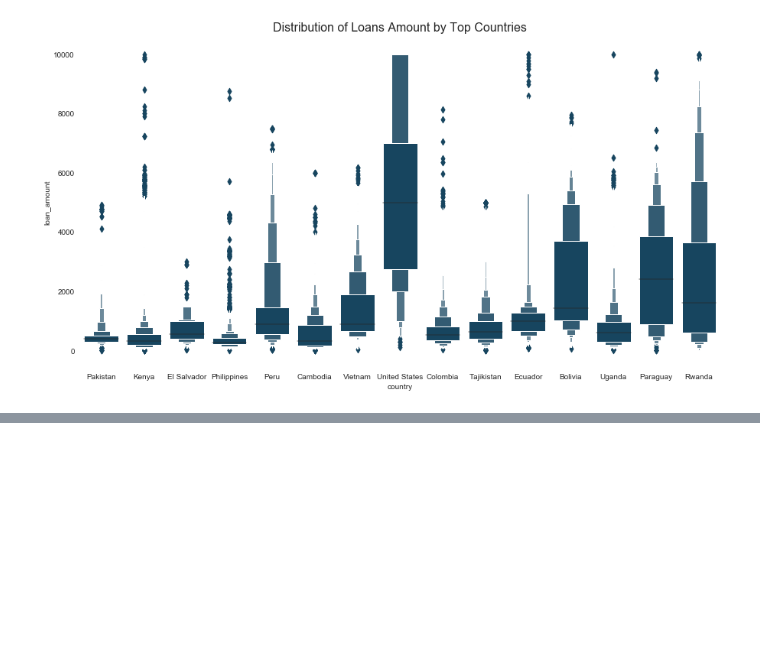
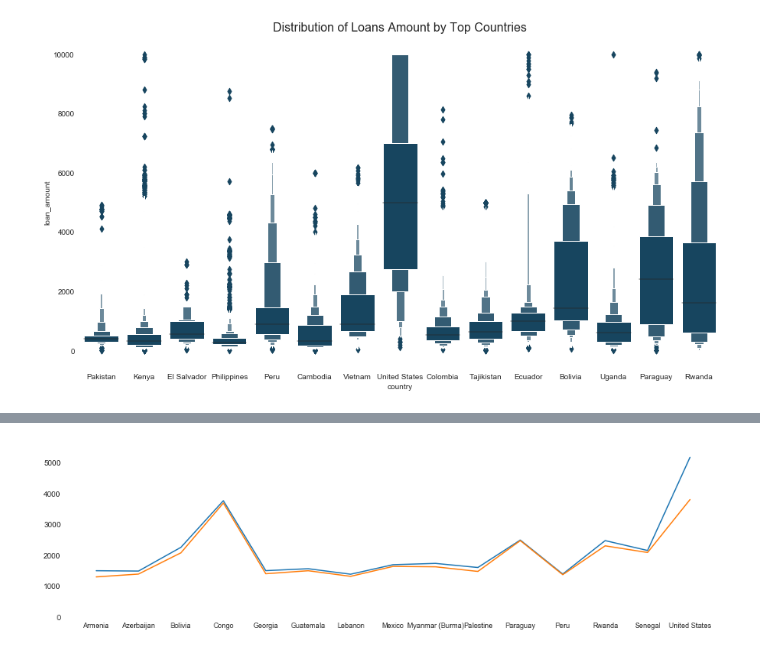
Before and after one commit to JakubPluta/EDA-ML, a Jupyter notebook: Kiva Crowdfunding EDA.ipynb, the cells around one changed output, grey strips where cells are left out. Cells and saved outputs as stored; diff of their text form; code cells hidden in the pictures; blank space fills up the shorter version.

```diff
--- a/Kiva Crowdfunding EDA.ipynb
+++ b/Kiva Crowdfunding EDA.ipynb
@@ -21,6 +21,7 @@ kiva = pd.read_csv(r"Kiva\kiva_loans.csv")
 kiva_loc = pd.read_csv(r"Kiva\kiva_mpi_region_locations.csv")
 # %%
 print('Kiva Shape: ',kiva.shape,'\n')
+kiva = kiva.replace('The Democratic Republic of the Congo','Congo')
 # %% [output]
 Kiva Shape:  (671205, 20)
 # %%
@@ -159,3 +160,7 @@ sns.despine(top=True, right=True, left=True, bottom=True, offset=None, trim=Fals
 plt.title('Distribution of Loans Amount by Top Countries',fontsize=16);
 # %% [output]
 [figure]
+# %%
+mean_loan = pd.DataFrame(kiva[kiva['country'].isin(kiva['country'].value_counts().head(50).index.tolist())].groupby(['country'])['loan_amount'].agg(['mean']).sort_values(by='mean',ascending = False).head(15)).reset_index()
+mean_found = pd.DataFrame(kiva[kiva['country'].isin(kiva['country'].value_counts().head(50).index.tolist())].groupby(['country'])['funded_amount'].agg(['mean']).sort_values(by='mean',ascending = False).head(15)).reset_index()
+mean_loan.head()
@@ -161,0 +174,11 @@ plt.title('Distribution of Loans Amount by Top Countries',fontsize=16);
+# %%
+fig, ax = plt.subplots(figsize=(15,4))
+ax1 = sns.lineplot(x = mean_loan['country'],y=mean_loan['mean'],palette=['#c55572'])
+ax1.set_ylim(0,5500)
+sns.despine(left=True, bottom=True)
+ax2 = sns.lineplot(x = mean_found['country'],y=mean_found['mean'],palette=['#0B486B'])
+plt.xlabel('');
+plt.ylabel('');
+plt.xticks(fontsize=9);
+# %% [output]
+[figure, added]
```
Also changed, not shown: parts of 3 cells of this notebook.
